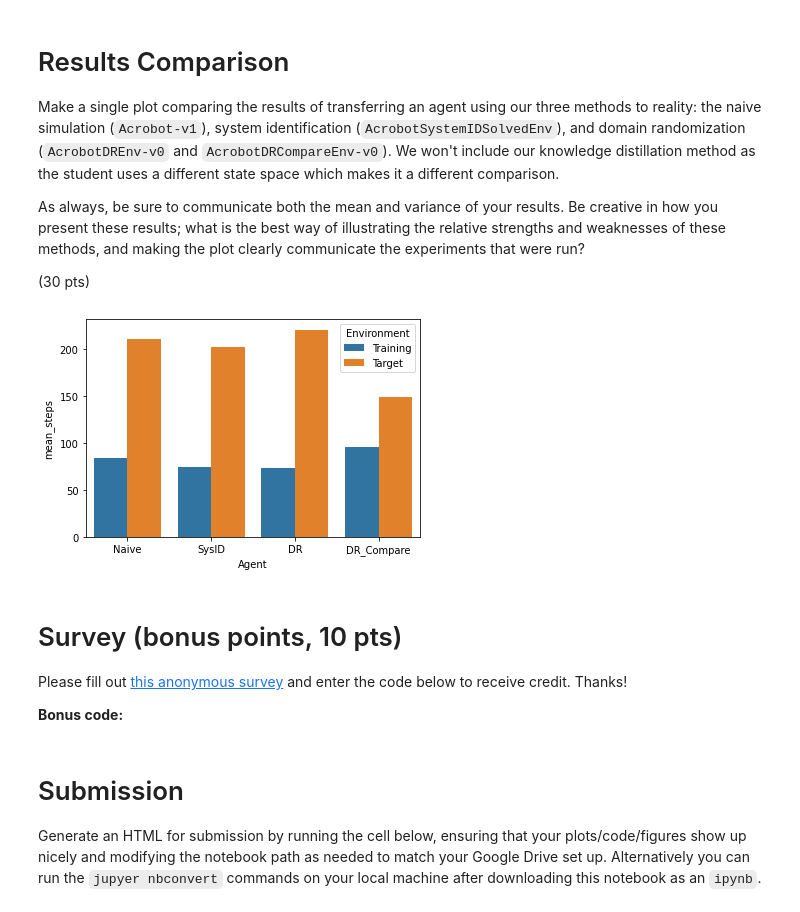
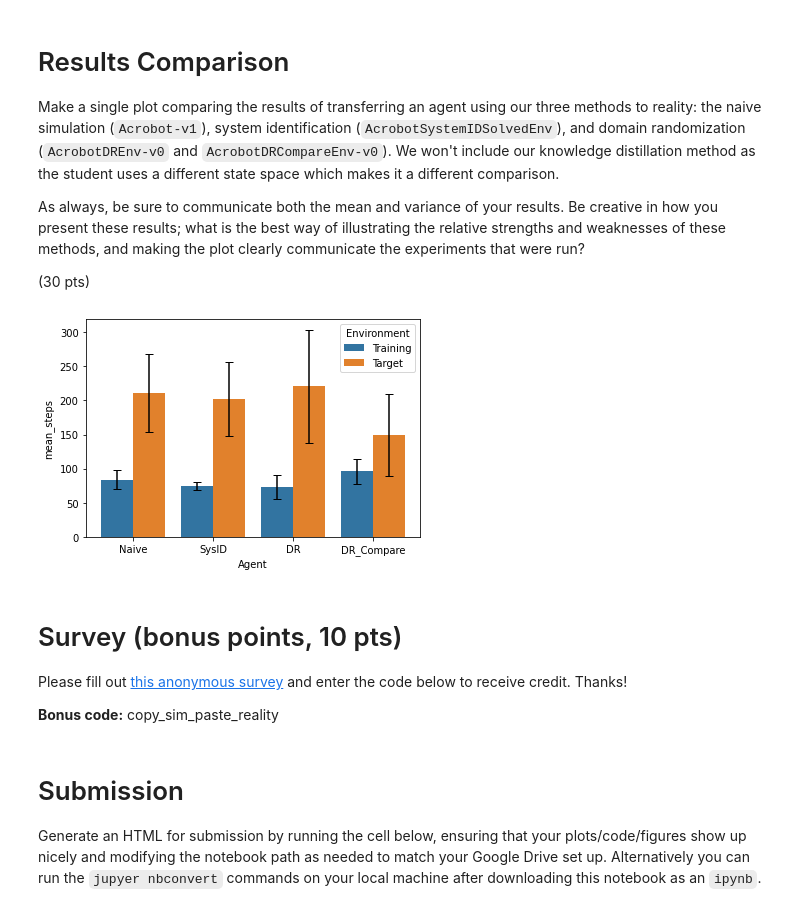
Before and after one commit to LuisCGit/6.484-reinforcement-learning, a Jupyter notebook: sim2real.ipynb, the cells around one changed output. Cells and saved outputs as stored; diff of their text form; code cells hidden in the pictures.

```diff
--- a/sim2real.ipynb
+++ b/sim2real.ipynb
@@ -946,15 +1161,23 @@ df = pd.DataFrame({
     'std_steps': [naive_std_sim, naive_std_target,sysid_std_sim,sysid_std_target,
                   dr_std_sim, dr_std_target, dr_compare_std_sim, dr_compare_std_target]
 })
-# %%
-ax = sns.barplot(x="Agent", y="mean_steps", hue="Environment", data=df, ci = "std_steps")
-# %% [output]
-[figure, removed]
+# %%
+ax = sns.barplot(x="Agent", y="mean_steps", hue="Environment", data=df, ci = "std_steps")
+conc2=[0,0,1,1,2,2,3,3]
+width = .2
+add = [-1*width , width]*4
+x = np.array(conc2)+np.array(add)
+
+plt.errorbar(x = x, y = df['mean_steps'],
+            yerr=df['std_steps'], fmt='none', c= 'black', capsize = 4)
+plt.show()
+# %% [output]
+[figure, added]
 # %% [markdown]
 # Survey (bonus points, 10 pts)
 Please fill out [this anonymous survey](https://docs.google.com/forms/d/e/1FAIpQLSeG6LstBLYq61NeFfhXja6Lu9-roPpEiIFP8gkJ-5fNygwrKw/viewform?usp=sf_link) and enter the code below to receive credit. Thanks!
 
-**Bonus code:**
+**Bonus code:** copy_sim_paste_reality
 # %% [markdown]
 # Submission
 Generate an HTML for submission by running the cell below, ensuring that your plots/code/figures show up nicely and modifying the notebook path as needed to match your Google Drive set up. Alternatively you can run the `jupyer nbconvert` commands on your local machine after downloading this notebook as an `ipynb`.
```
Also changed, not shown: parts of 7 cells of this notebook.
